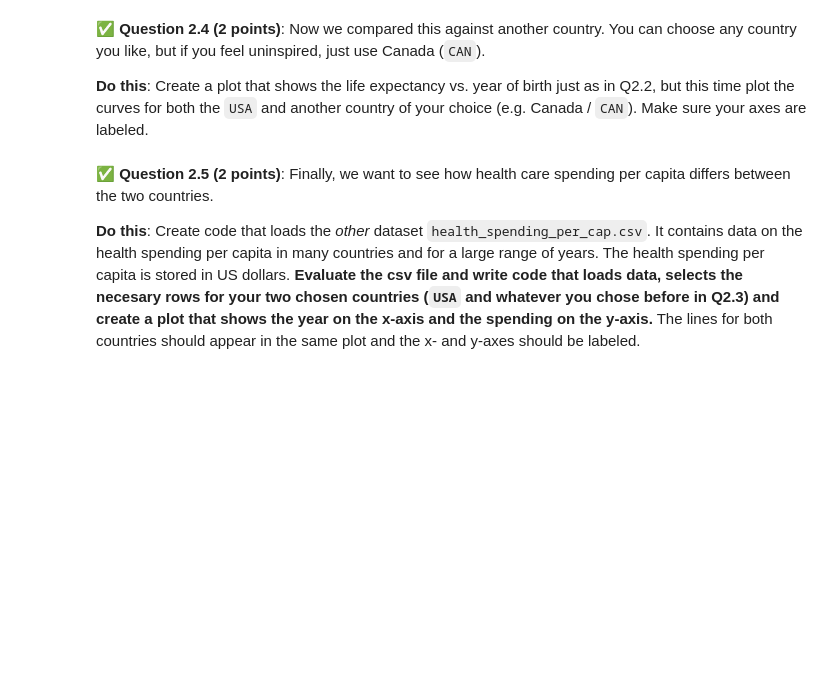
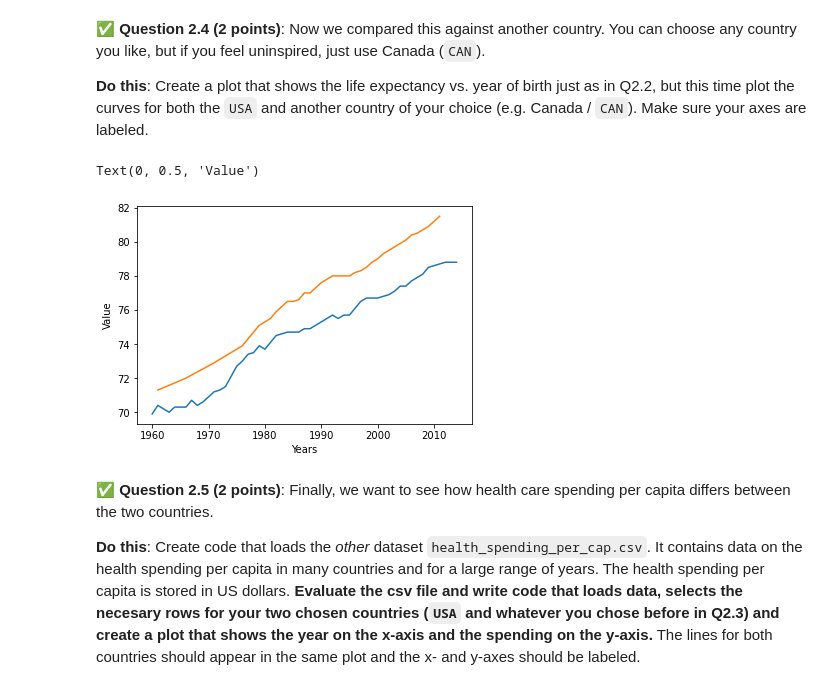
Before and after one commit to JScheble/CMSE202-f23-turnin, a Jupyter notebook: midtermpractice/CMSE202_PracticeMidterm.ipynb, the cells around one changed output. Saved outputs shown, nothing was run; the diff lists cells and outputs as text; code cells hidden in the pictures; blank space fills up the shorter version.

```diff
--- a/midtermpractice/CMSE202_PracticeMidterm.ipynb
+++ b/midtermpractice/CMSE202_PracticeMidterm.ipynb
@@ -84,3 +111,12 @@ You will need to download two files from this repository, `health_spending_per_c
+# %%
+canrows = life_expect.loc[life_expect['LOCATION'] == "CAN"]
+plt.plot(usarows["TIME"], usarows["Value"])
+plt.plot(canrows["TIME"], canrows["Value"])
+plt.xlabel("Years")
+plt.ylabel("Value")
+# %% [output]
+Text(0, 0.5, 'Value')
+[figure, added]
 # %% [markdown]
 &#9989; **Question 2.5 (2 points)**: Finally, we want to see how health care spending per capita differs between the two countries.
 
```
Also changed, not shown: parts of 9 cells of this notebook.
